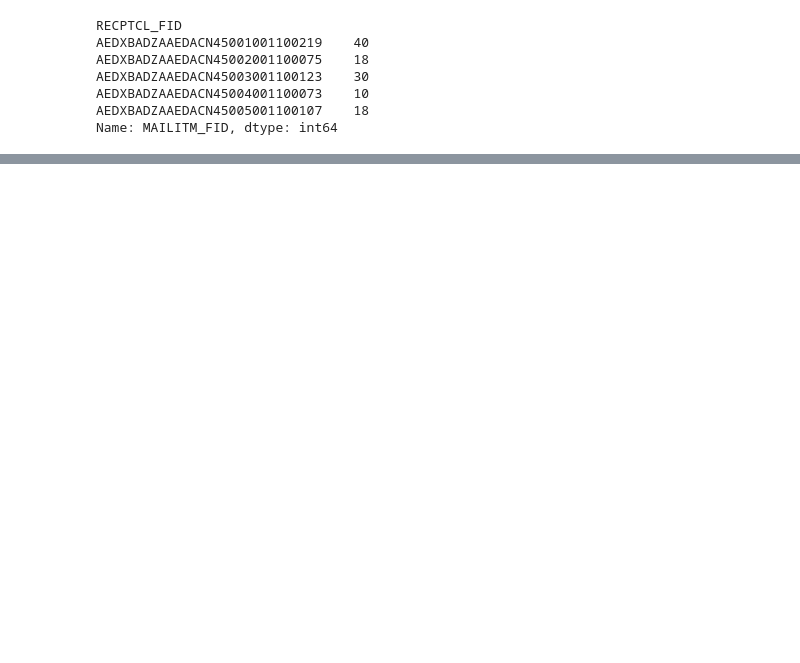
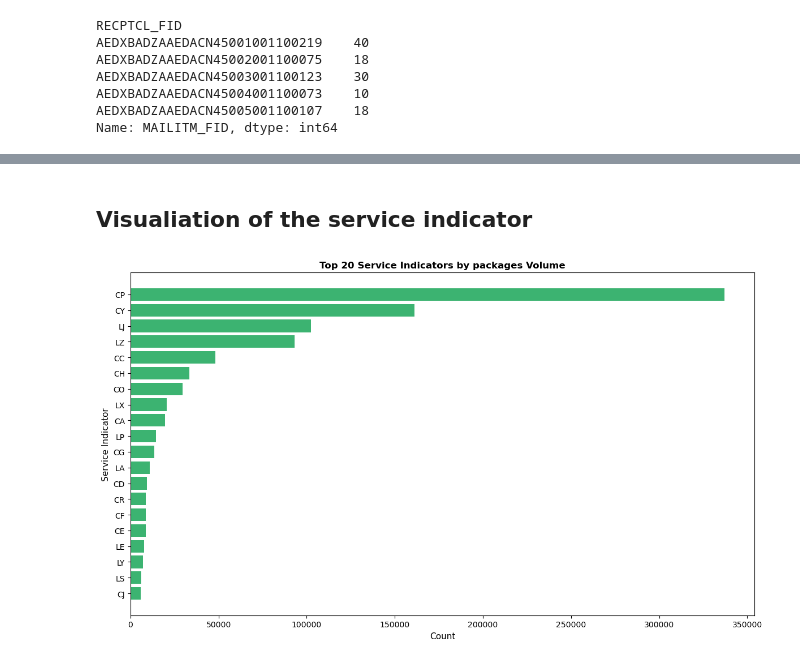
Before and after one commit to DjameelEddine/Data-Mining, a Jupyter notebook: notebooks/EDA.ipynb, the cells around one changed output, grey strips where cells are left out. Saved outputs shown, nothing was run; the diff lists cells and outputs as text; code cells hidden in the pictures; blank space fills up the shorter version.

```diff
--- a/notebooks/EDA.ipynb
+++ b/notebooks/EDA.ipynb
@@ -357,0 +587,14 @@ Name: MAILITM_FID, dtype: int64
+# %% [markdown]
+## Visualiation of the service indicator
+# %%
+service_indicator_count = parsed_packages_df['service_indicator'].value_counts().head(20)
+plt.figure(figsize=(12, 7))
+plt.barh(service_indicator_count.index, service_indicator_count.values, color='mediumseagreen')
+plt.xlabel('Count', fontsize=11)
+plt.ylabel('Service Indicator', fontsize=11)
+plt.title('Top 20 Service Indicators by packages Volume', fontsize=12, fontweight='bold')
+plt.gca().invert_yaxis()
+plt.tight_layout()
+plt.show()
+# %% [output]
+[figure, added]
```
Also changed, not shown: parts of 58 cells of this notebook.
